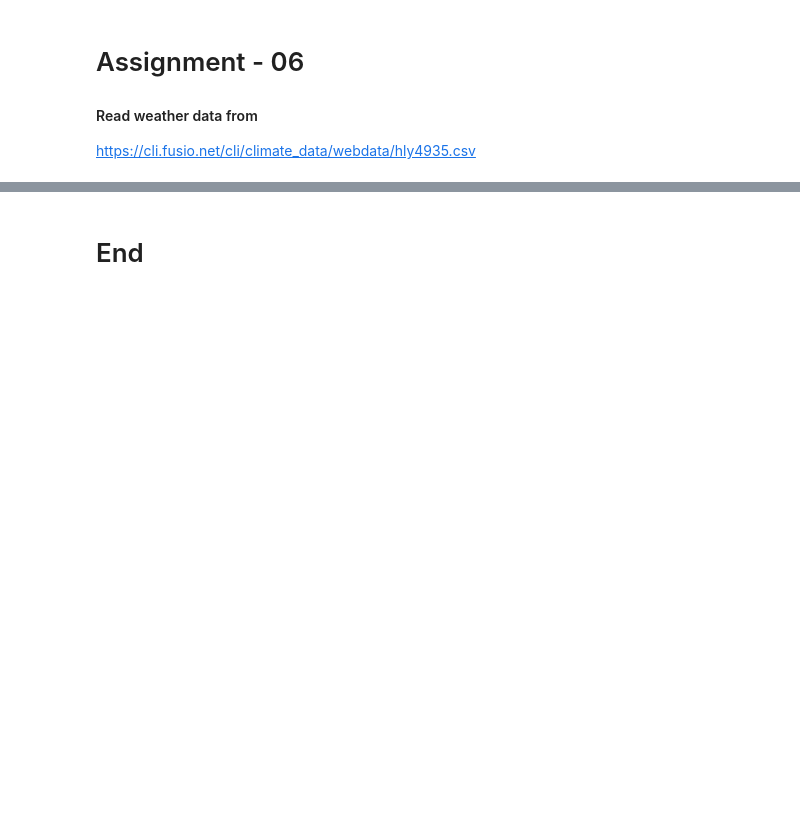
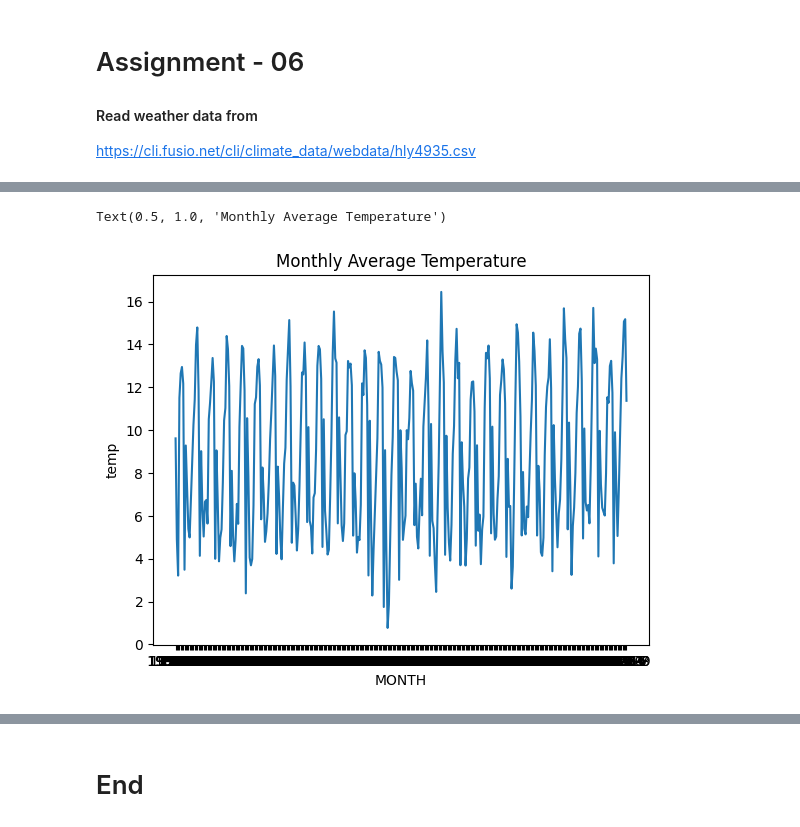
Before and after one commit to akshaypastagiya/PFDA, a Jupyter notebook: Assignments/assignment06-Weather.ipynb, the cells around one changed output, grey strips where cells are left out. Cells and saved outputs as stored; diff of their text form; code cells hidden in the pictures; blank space fills up the shorter version.

```diff
--- a/Assignments/assignment06-Weather.ipynb
+++ b/Assignments/assignment06-Weather.ipynb
@@ -58,0 +71,3 @@ AttributeError: 'str' object has no attribute 'listcolumns'
+# %%
+monthly_avg_temp = df.groupby('MONTH')['temp'].mean()
+print(monthly_avg_temp)
@@ -58,0 +88,6 @@ AttributeError: 'str' object has no attribute 'listcolumns'
+# %%
+# plot the daily average temperature
+sns.lineplot(data=monthly_avg_temp).set_title('Monthly Average Temperature')
+# %% [output]
+Text(0.5, 1.0, 'Monthly Average Temperature')
+[figure, added]
```
Also changed, not shown: parts of 14 cells of this notebook, 1 other file.
